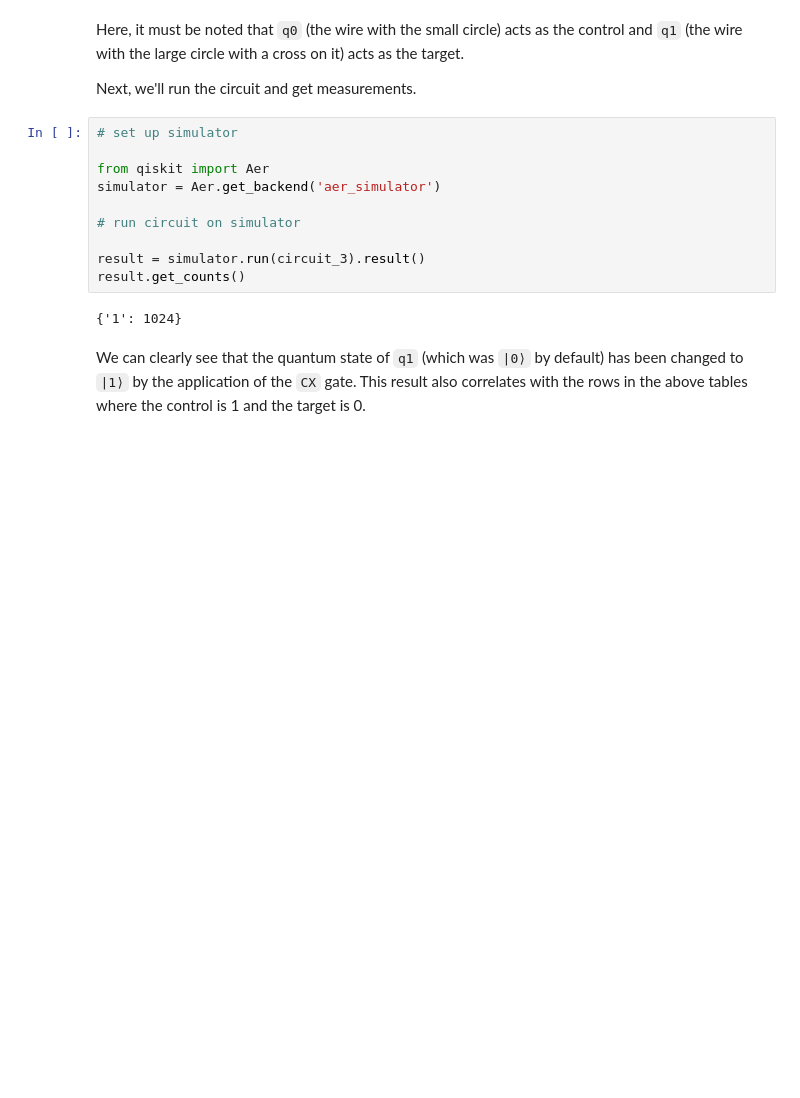
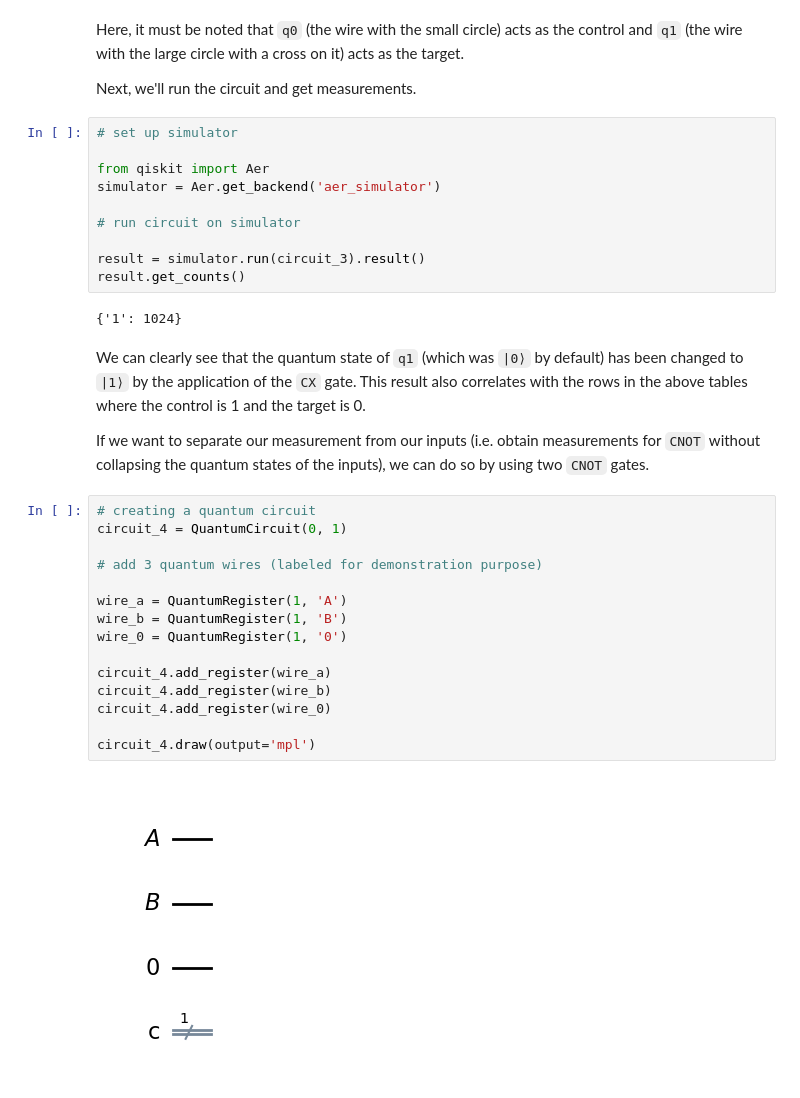
Before and after one commit to ravi-aratchige/hitchhikers-guide-to-the-quantum-realm, a Jupyter notebook: 1. Circuits and Gates.ipynb, the cells around one changed output. Cells and saved outputs as stored; diff of their text form; blank space fills up the shorter version.

Commit message:
Separating inputs and result in CX gate

```diff
--- a/1. Circuits and Gates.ipynb
+++ b/1. Circuits and Gates.ipynb
@@ -174,3 +174,22 @@ result.get_counts()
 {'1': 1024}
 # %% [markdown]
 We can clearly see that the quantum state of `q1` (which was `|0⟩` by default) has been changed to `|1⟩` by the application of the `CX` gate. This result also correlates with the rows in the above tables where the control is 1 and the target is 0.
+
+If we want to separate our measurement from our inputs (i.e. obtain measurements for `CNOT` without collapsing the quantum states of the inputs), we can do so by using two `CNOT` gates.
+# %%
+# creating a quantum circuit
+circuit_4 = QuantumCircuit(0, 1)
+
+# add 3 quantum wires (labeled for demonstration purpose)
+
+wire_a = QuantumRegister(1, 'A')
+wire_b = QuantumRegister(1, 'B')
+wire_0 = QuantumRegister(1, '0')
+
+circuit_4.add_register(wire_a)
+circuit_4.add_register(wire_b)
+circuit_4.add_register(wire_0)
+
+circuit_4.draw(output='mpl')
+# %% [output]
+[figure, added]
```
Also changed, not shown: parts of 3 cells of this notebook.
